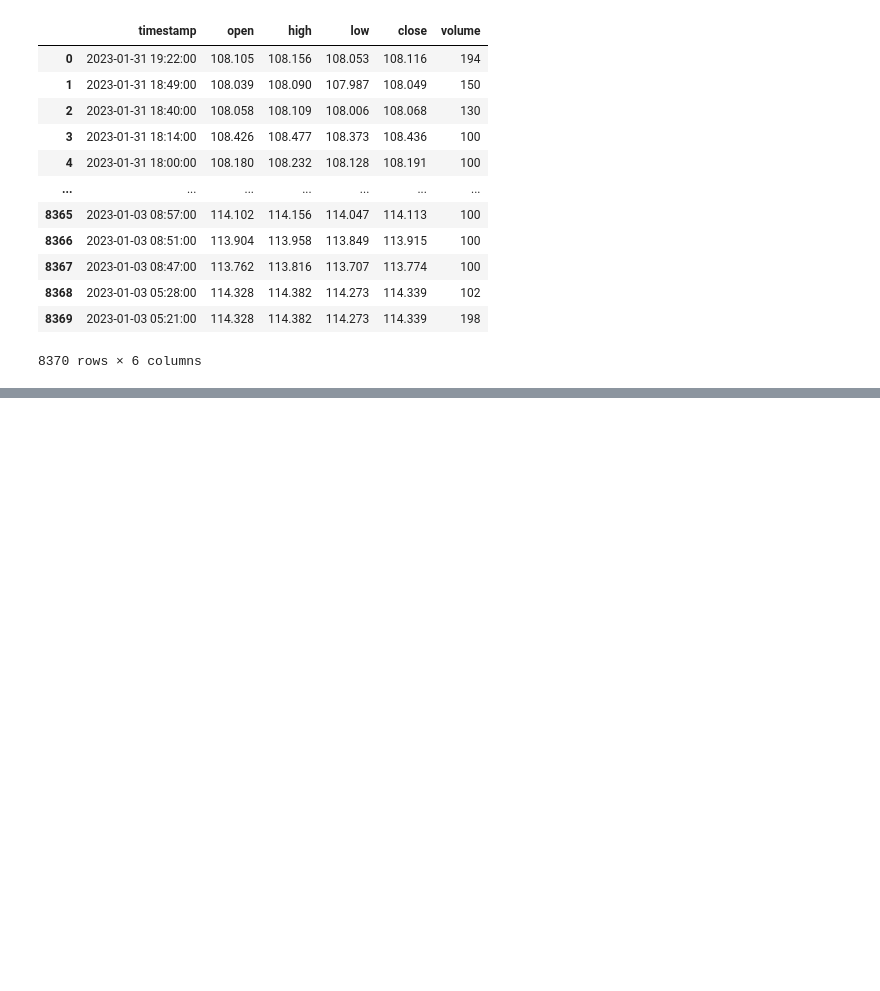
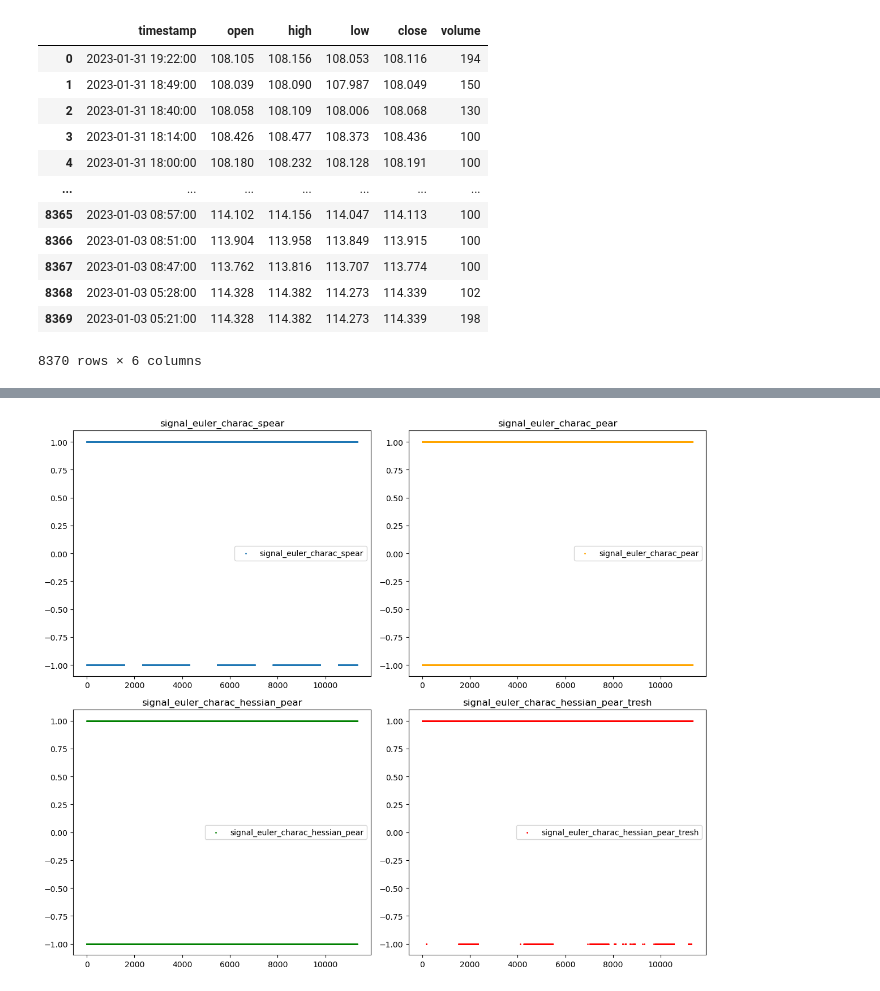
Before and after one commit to racavalcanti/Anti-Correlation-Stocks-S-P500-, a Jupyter notebook: Untitled1.ipynb, the cells around one changed output, grey strips where cells are left out. Drawn from its saved outputs; the diff is of its cells as text; code cells hidden in the pictures; blank space fills up the shorter version.

```diff
--- a/Untitled1.ipynb
+++ b/Untitled1.ipynb
@@ -578,0 +353,20 @@ NameError: name 'variance_list' is not defined
+# %%
+signal_euler_charac_spear = []
+for n in range(11330):
+    a = (-1)**qtd_negative_eigens_spear[n]
+    signal_euler_charac_spear.append(a)
+
+signal_euler_charac_pear = []
+for n in range(11330):
+    a = (-1)**qtd_negative_eigens_pear[n]
+    signal_euler_charac_pear.append(a)
+
+signal_euler_charac_hessian_pear = []
+for n in range(11330):
+    a = (-1)**qtd_negative_eigens_hessian_pear[n]
+    signal_euler_charac_hessian_pear.append(a)
+
+signal_euler_charac_hessian_pear_tresh = []
+for n in range(11330):
+    a = (-1)**qtd_negative_eigens_hessian_pear_tresh[n]
+    signal_euler_charac_hessian_pear_tresh.append(a)
@@ -578,0 +486,37 @@ NameError: name 'variance_list' is not defined
+# %%
+y1 = signal_euler_charac_spear
+x = np.linspace(0, len(y1), len(y1))
+y2 = signal_euler_charac_pear
+y3 = signal_euler_charac_hessian_pear
+y4 = signal_euler_charac_hessian_pear_tresh
+
+# Create a figure and axes to plot four figures in a 2x2 grid
+fig, axs = plt.subplots(2, 2, figsize=(12, 10))
+
+# Plot data in the first subplot
+axs[0, 0].scatter(x, y1, label='signal_euler_charac_spear', s=1)
+axs[0, 0].set_title('signal_euler_charac_spear')
+axs[0, 0].legend()
+
+# Plot data in the second subplot
+axs[0, 1].scatter(x, y2, label='signal_euler_charac_pear', color='orange', s=1)
+axs[0, 1].set_title('signal_euler_charac_pear')
+axs[0, 1].legend()
+
+# Plot data in the third subplot
+axs[1, 0].scatter(x, y3, label='signal_euler_charac_hessian_pear', color='green', s=1)
+axs[1, 0].set_title('signal_euler_charac_hessian_pear')
+axs[1, 0].legend()
+
+# Plot data in the fourth subplot
+axs[1, 1].scatter(x, y4, label='signal_euler_charac_hessian_pear_tresh', color='red', s=1)
+axs[1, 1].set_title('signal_euler_charac_hessian_pear_tresh')
+axs[1, 1].legend()
+
+# Adjust the layout
+plt.tight_layout()
+
+# Display the plots
+plt.show()
+# %% [output]
+[figure, added]
```
Also changed, not shown: parts of 78 cells of this notebook.
